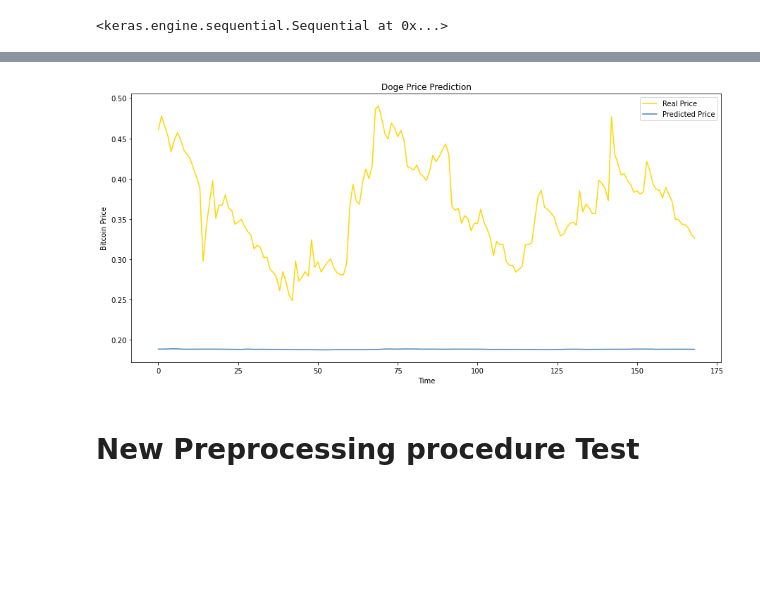
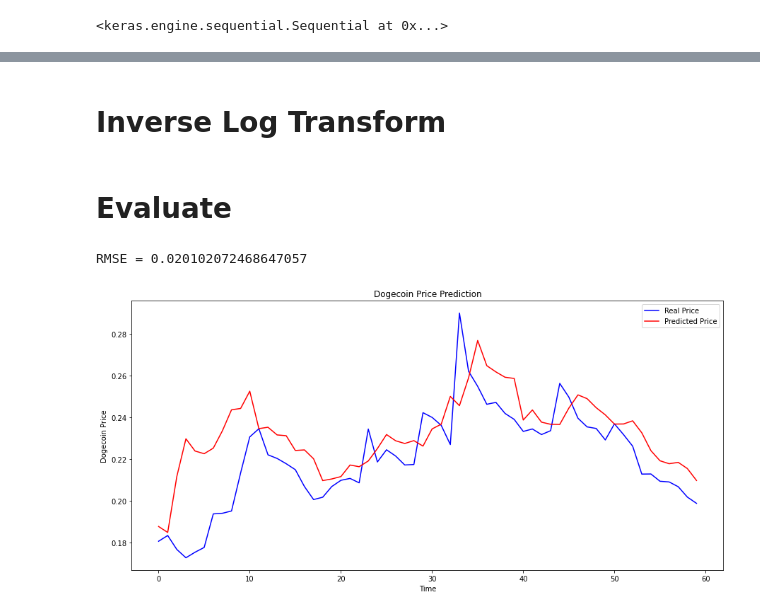
Before and after one commit to modverre/crypto_prediction, a Jupyter notebook: notebooks/RNN_Model_Env.ipynb, the cells around one changed output, grey strips where cells are left out. Drawn from its saved outputs; the diff is of its cells as text; code cells hidden in the pictures; blank space fills up the shorter version.

Commit message:
added log transform, inverse scaling and made model multivariate

```diff
--- a/notebooks/RNN_Model_Env.ipynb
+++ b/notebooks/RNN_Model_Env.ipynb
@@ -135,13 +174,13 @@ model
 # %% [output]
 <keras.engine.sequential.Sequential at 0x...>
 # %%
-es = EarlyStopping(patience = 20, restore_best_weights= True)
+es = EarlyStopping(patience = 50, restore_best_weights= True)
 
 model.fit(X_train,
           y_train,
           validation_split= 0.2,
-          epochs = 150,
-          batch_size= 16,
-          callbacks= [es],
+          epochs = 500,
+          batch_size= 32,
+          #callbacks= [es],
           verbose= 1)
 # %% [output]
@@ -172,18 +207,36 @@ RMSE = 0.07868941985553812
+# %%
+def inverse_transformer(y):
+  '''takes a one-dimensional input array (y_test or y_hat) and inverse transforms it.'''
+  y = np.c_[y, np.ones(len(y))]
+  y = scaler.inverse_transform(y)
+  y= y[:,0]
+  return y
+# %%
+real_stock_price = inverse_transformer(y_test)
+
+predicted_stock_price = inverse_transformer(model.predict(X_test))
+# %% [markdown]
+# Inverse Log Transform
+# %%
+real_stock_price = np.exp(real_stock_price)
+
+predicted_stock_price = np.exp(predicted_stock_price)
+# %% [markdown]
+# Evaluate
 # %%
-real_stock_price = y_test
+rmse = np.sqrt(mean_squared_error(real_stock_price, predicted_stock_price))
 
-predicted_stock_price = model.predict(X_test)
-predicted_stock_price = scaler.inverse_transform(predicted_stock_price)
+print(f"RMSE = {rmse}")
 
 plt.figure(figsize= (15,7))
-plt.plot(real_stock_price, color = '#ffd700', label = "Real Price")
-plt.plot(predicted_stock_price, color = '#4782B4', label = "Predicted Price")
-plt.title("Doge Price Prediction")
+plt.plot(real_stock_price, color = 'blue', label = "Real Price")
+plt.plot(predicted_stock_price, color = 'red', label = "Predicted Price")
+plt.title("Dogecoin Price Prediction")
 plt.xlabel("Time")
-plt.ylabel("Bitcoin Price")
+plt.ylabel("Dogecoin Price")
 plt.legend()
+
 plt.show()
 # %% [output]
+RMSE = 0.020102072468647057
-[figure, old version]
+[figure, new version]
-# %% [markdown]
-# New Preprocessing procedure Test
```
Also changed, not shown: parts of 31 cells of this notebook.
